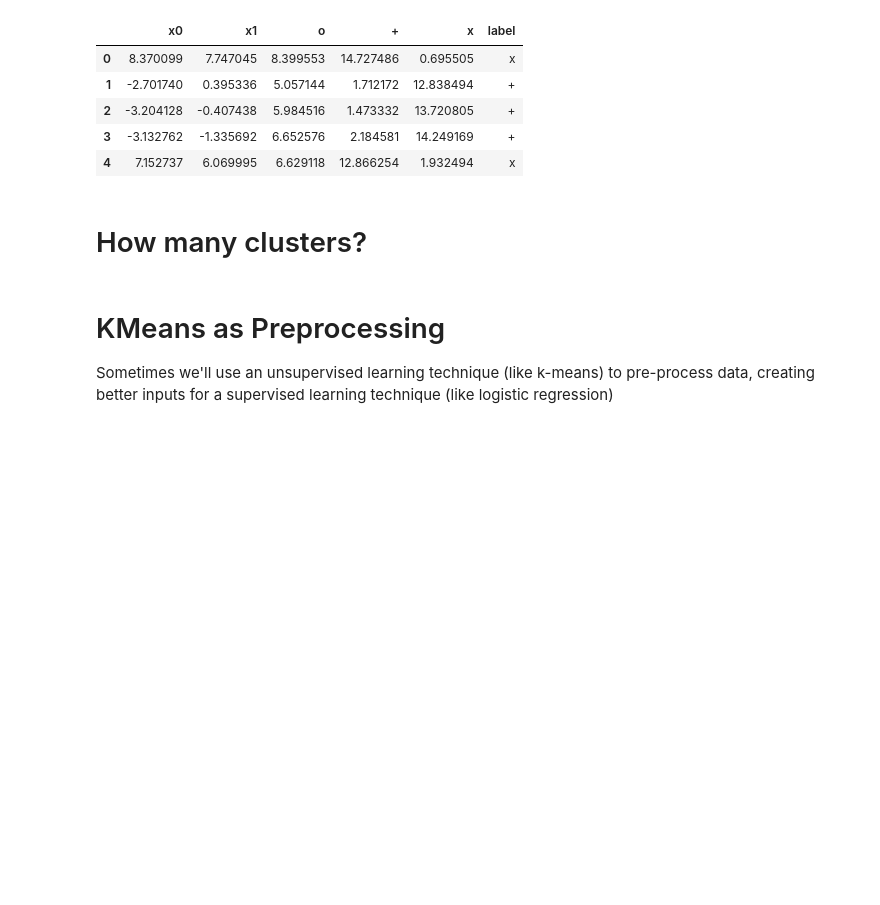
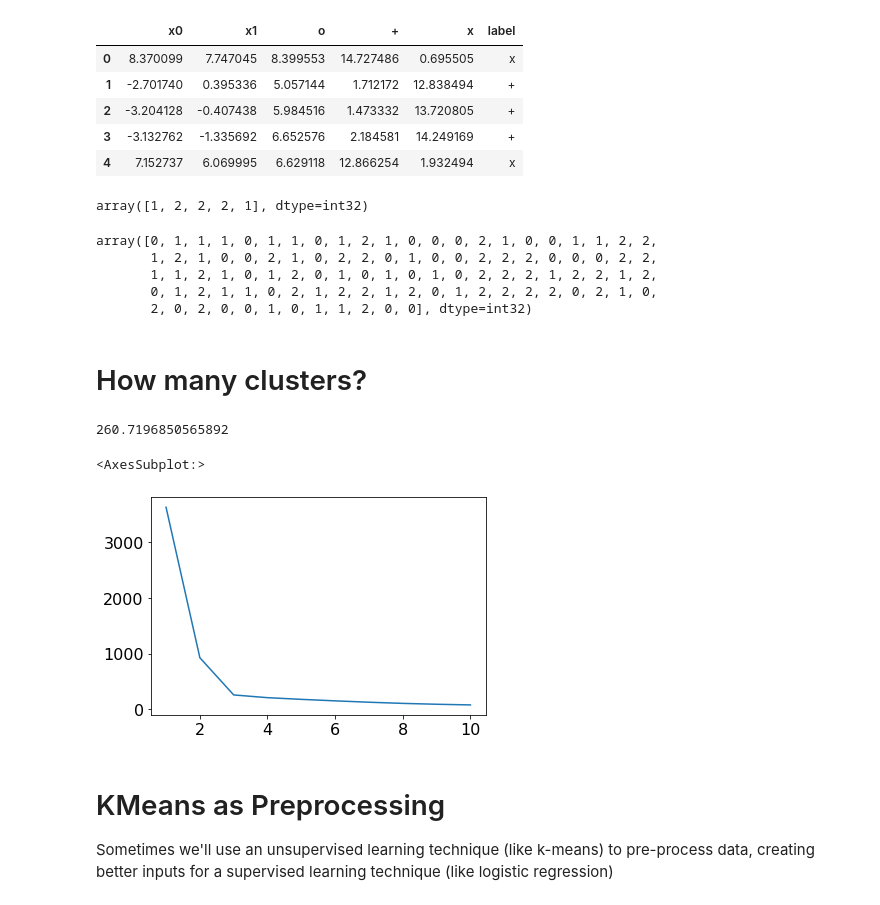
Before and after one commit to cs320-wisc/s22, a Jupyter notebook: lec/36 Clustering 1/lec1.ipynb, the cells around one changed output. Drawn from its saved outputs; the diff is of its cells as text; code cells hidden in the pictures; blank space fills up the shorter version.

```diff
--- a/lec/36 Clustering 1/lec1.ipynb
+++ b/lec/36 Clustering 1/lec1.ipynb
@@ -160,2 +160,23 @@ km.df.head()
+# %%
+# 3. predict (what cluster is each one in) -- weird name because there's no "right" answer
+km2.predict(df.head())
+# %% [output]
+array([1, 2, 2, 2, 1], dtype=int32)
+# %%
+#km2.fit(df)
+#km2.predict(df.head())
+
+# shortcut for the above
+km2.fit_predict(df)
+# %% [output]
+array([0, 1, 1, 1, 0, 1, 1, 0, 1, 2, 1, 0, 0, 0, 2, 1, 0, 0, 1, 1, 2, 2,
+       1, 2, 1, 0, 0, 2, 1, 0, 2, 2, 0, 1, 0, 0, 2, 2, 2, 0, 0, 0, 2, 2,
+       1, 1, 2, 1, 0, 1, 2, 0, 1, 0, 1, 0, 1, 0, 2, 2, 2, 1, 2, 2, 1, 2,
+       0, 1, 2, 1, 1, 0, 2, 1, 2, 2, 1, 2, 0, 1, 2, 2, 2, 2, 0, 2, 1, 0,
+       2, 0, 2, 0, 0, 1, 0, 1, 1, 2, 0, 0], dtype=int32)
 # %% [markdown]
 # How many clusters?
+# %%
+km2.inertia_ # sum of squared distances of data points to their nearest centroid
+# %% [output]
+260.7196850565892
@@ -162,3 +187,15 @@ km.df.head()
+# %%
+line = pd.Series(dtype=float)
+
+for cluster_count in range(1, 11):
+    km2 = KMeans(cluster_count)
+    km2.fit(df)
+    line.loc[cluster_count] = km2.inertia_
+
+line.plot.line()
+# %% [output]
+<AxesSubplot:>
+[figure, added]
 # %% [markdown]
 # KMeans as Preprocessing
 
```
Also changed, not shown: parts of 18 cells of this notebook, 6 other files.
